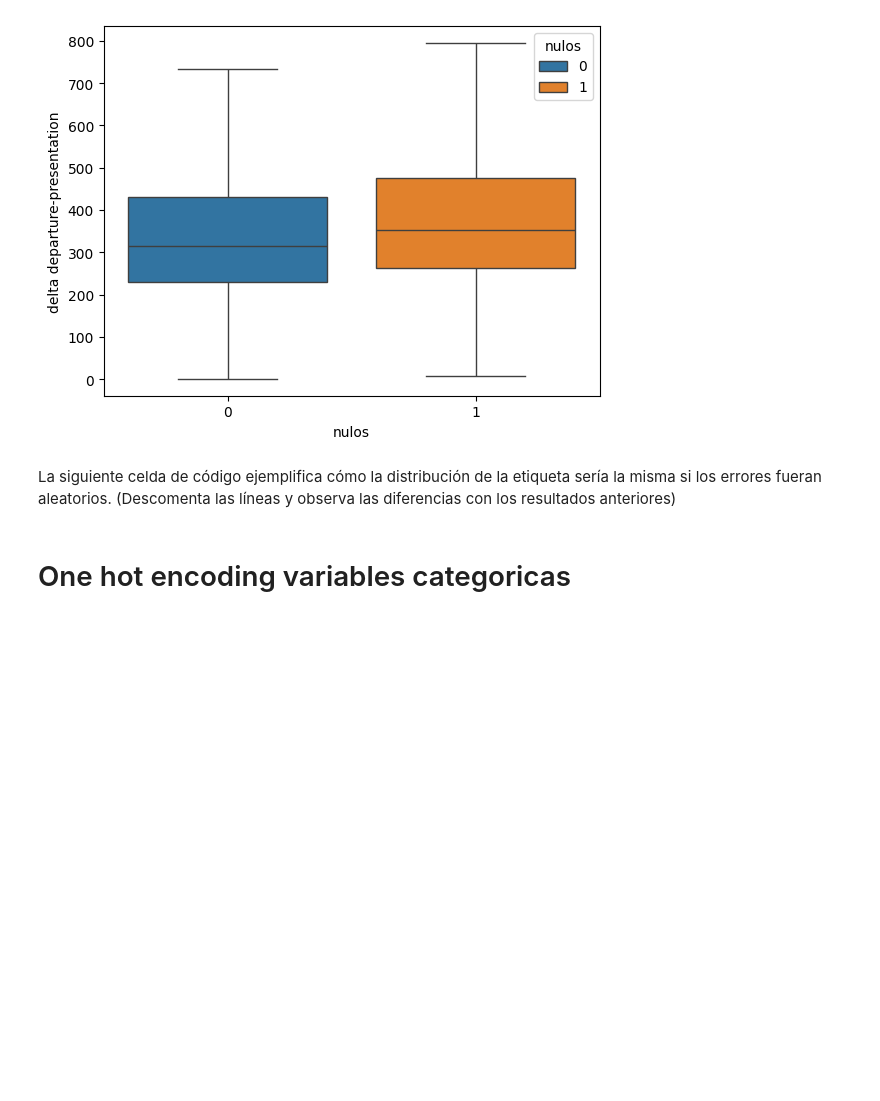
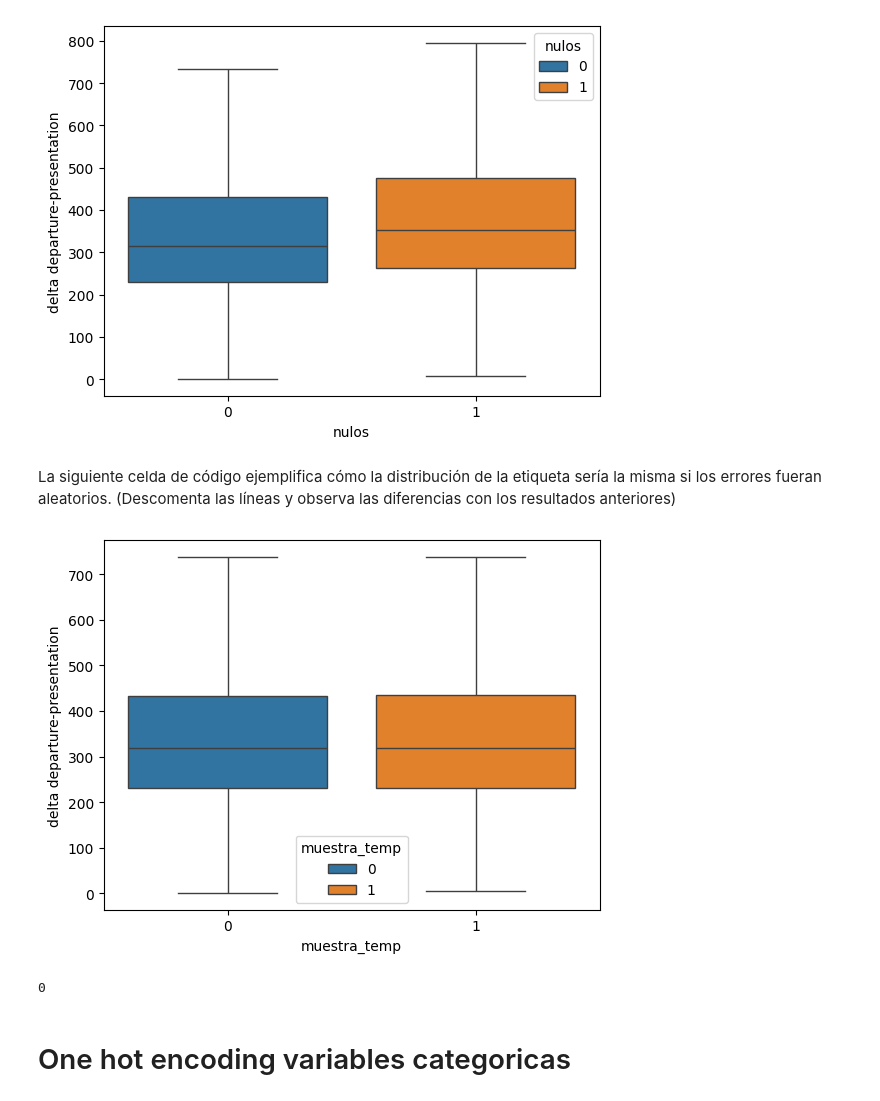
Before and after one commit to AnIsAsPe/Regresion-Robusta-para-estimar-tiempo-de-respuesta-de-un-servicio-de-emergencia, a Jupyter notebook: Notebooks/1_Response_time_Paris_Fire_Brigade.ipynb, the cells around one changed output. Saved outputs shown, nothing was run; the diff lists cells and outputs as text; code cells hidden in the pictures; blank space fills up the shorter version.

```diff
--- a/Notebooks/1_Response_time_Paris_Fire_Brigade.ipynb
+++ b/Notebooks/1_Response_time_Paris_Fire_Brigade.ipynb
@@ -324,12 +347,14 @@ La siguiente celda de código ejemplifica cómo la distribución de la etiqueta
 # %%
 # # Creamos una Serie boleana de mismo tamaño que el dataset simulando nulos distribuidos uniformemente.
 
-# tam_muestra = 12710
-# df['muestra_temp'] = np.where(df.index.isin(df.sample(tam_muestra).index), 1 ,0)
+tam_muestra = 12710
+df['muestra_temp'] = np.where(df.index.isin(df.sample(tam_muestra).index), 1 ,0)
 
-# sns.boxplot(x = 'muestra_temp' , y = 'delta departure-presentation',
-#             hue= 'muestra_temp', data = df,
-#             showfliers=False)
-# plt.show()
+sns.boxplot(x = 'muestra_temp' , y = 'delta departure-presentation',
+            hue= 'muestra_temp', data = df,
+            showfliers=False)
+plt.show()
+# %% [output]
+[figure, added]
 # %%
 moda = df['location of the event'].mode().values[0]
@@ -337,3 +362,7 @@ df['location of the event'] = df['location of the event'].infer_objects(copy=Fal
+# %%
+df['location of the event'].isna().sum()
+# %% [output]
+0
 # %%
 # borrar las columnas nulos
 df = df.drop('nulos', axis=1)
```
Also changed, not shown: parts of 7 cells of this notebook.
